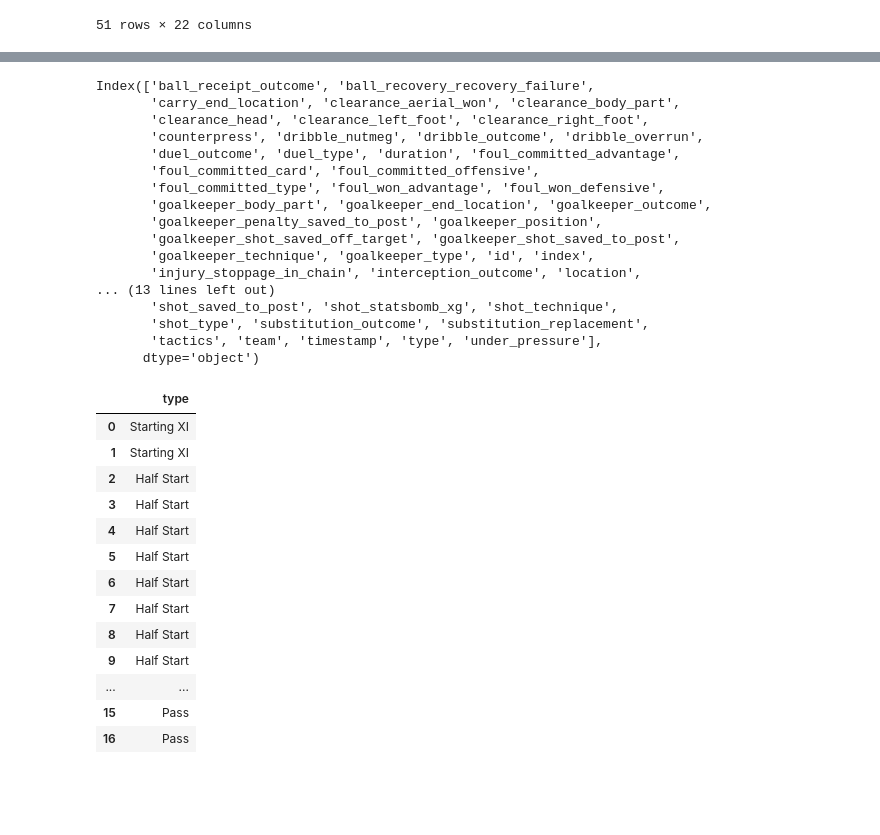
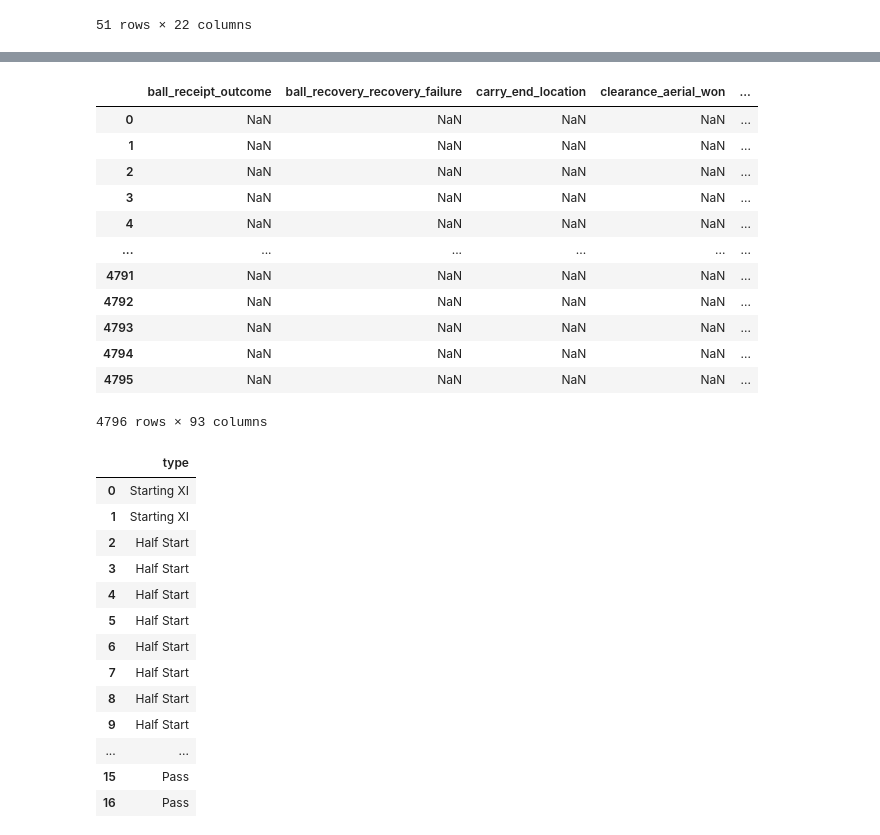
Before and after one commit to nogibjj/DY_Expected_Goal_Referee_project, a Jupyter notebook: test.ipynb, the cells around one changed output, grey strips where cells are left out. Drawn from its saved outputs; the diff is of its cells as text; code cells hidden in the pictures; blank space fills up the shorter version.

```diff
--- a/test.ipynb
+++ b/test.ipynb
@@ -47,24 +63,20 @@ sb.matches(competition_id=55, season_id=43)
 # %%
 events = sb.events(match_id=3795506)
-events.columns
+events
 # %% [output]
+|  | ball_receipt_outcome | ball_recovery_recovery_failure | carry_end_location | clearance_aerial_won | ... |
+| 0 | NaN | NaN | NaN | NaN | ... |
+| 1 | NaN | NaN | NaN | NaN | ... |
+| 2 | NaN | NaN | NaN | NaN | ... |
+| 3 | NaN | NaN | NaN | NaN | ... |
+| 4 | NaN | NaN | NaN | NaN | ... |
+| ... | ... | ... | ... | ... | ... |
+| 4791 | NaN | NaN | NaN | NaN | ... |
+| 4792 | NaN | NaN | NaN | NaN | ... |
+| 4793 | NaN | NaN | NaN | NaN | ... |
+| 4794 | NaN | NaN | NaN | NaN | ... |
+| 4795 | NaN | NaN | NaN | NaN | ... |
-Index(['ball_receipt_outcome', 'ball_recovery_recovery_failure',
-       'carry_end_location', 'clearance_aerial_won', 'clearance_body_part',
-       'clearance_head', 'clearance_left_foot', 'clearance_right_foot',
-       'counterpress', 'dribble_nutmeg', 'dribble_outcome', 'dribble_overrun',
-       'duel_outcome', 'duel_type', 'duration', 'foul_committed_advantage',
-       'foul_committed_card', 'foul_committed_offensive',
-       'foul_committed_type', 'foul_won_advantage', 'foul_won_defensive',
-       'goalkeeper_body_part', 'goalkeeper_end_location', 'goalkeeper_outcome',
-       'goalkeeper_penalty_saved_to_post', 'goalkeeper_position',
-       'goalkeeper_shot_saved_off_target', 'goalkeeper_shot_saved_to_post',
-       'goalkeeper_technique', 'goalkeeper_type', 'id', 'index',
-       'injury_stoppage_in_chain', 'interception_outcome', 'location',
-... (13 lines left out)
-       'shot_saved_to_post', 'shot_statsbomb_xg', 'shot_technique',
-       'shot_type', 'substitution_outcome', 'substitution_replacement',
-       'tactics', 'team', 'timestamp', 'type', 'under_pressure'],
-      dtype='object')
+4796 rows × 93 columns
 # %%
 events[['type']].head(20)
 # %% [output]
```
Also changed, not shown: parts of 5 cells of this notebook, 7 other files.
